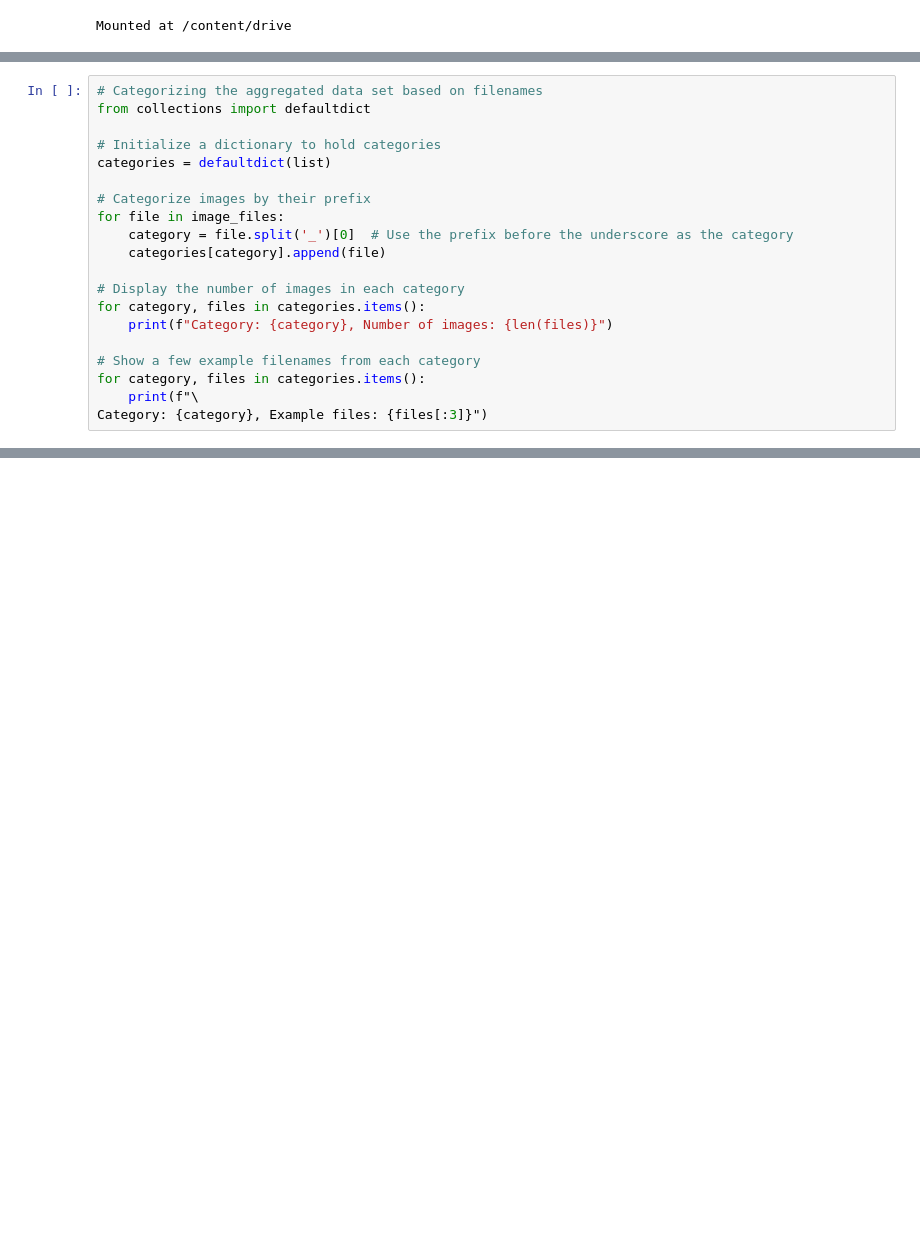
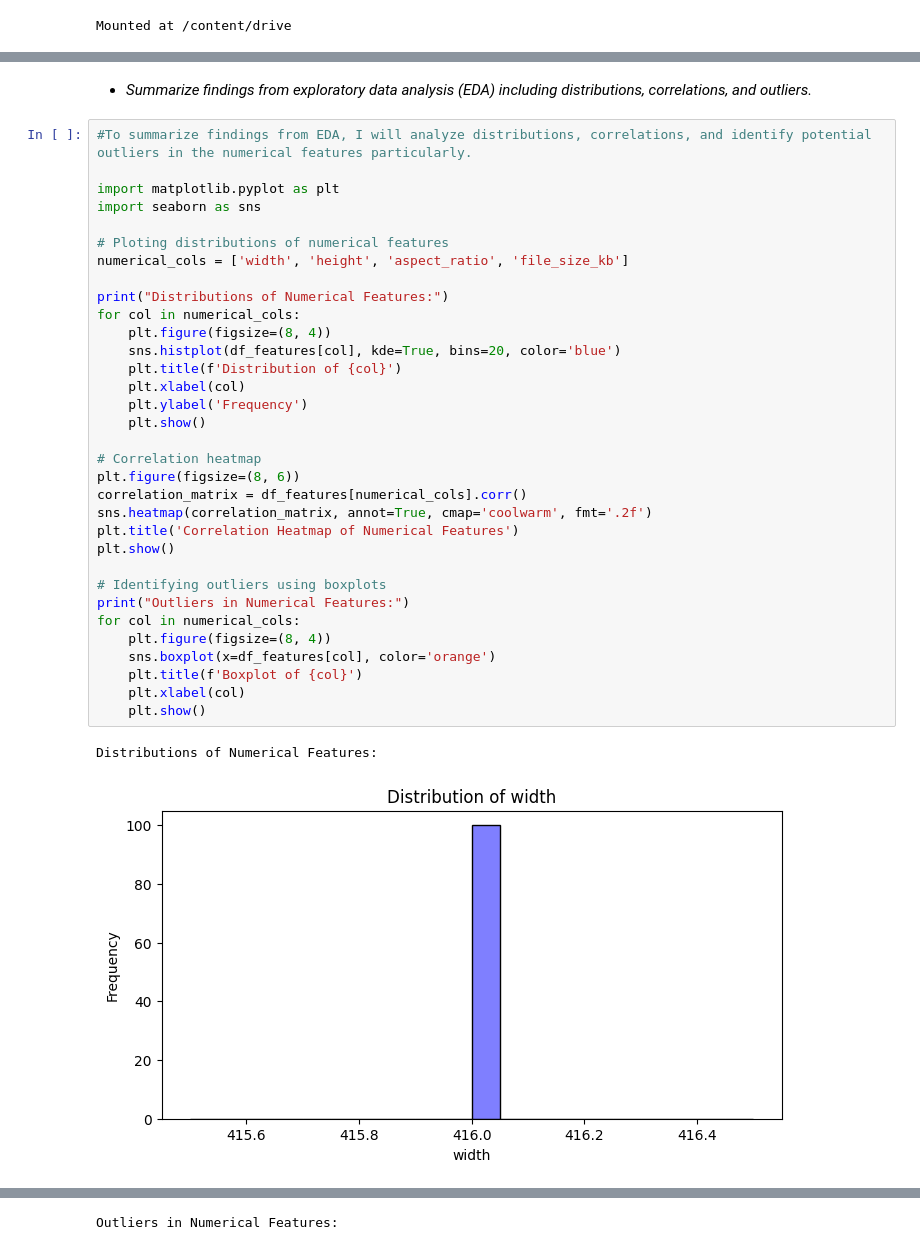
Before and after one commit to cynthianekesa/data-preprocessing-assignment, a Jupyter notebook: ml_pipeline_[Cynthia_Nekesa]_data_preprocessing.ipynb, the cells around one changed output, grey strips where cells are left out. Saved outputs shown, nothing was run; the diff lists cells and outputs as text; blank space fills up the shorter version.

```diff
--- a/ml_pipeline_[Cynthia_Nekesa]_data_preprocessing.ipynb
+++ b/ml_pipeline_[Cynthia_Nekesa]_data_preprocessing.ipynb
@@ -127,20 +32,0 @@ KeyboardInterrupt:
-# %%
-# Categorizing the aggregated data set based on filenames
-from collections import defaultdict
-
-# Initialize a dictionary to hold categories
-categories = defaultdict(list)
-
-# Categorize images by their prefix
-for file in image_files:
-    category = file.split('_')[0]  # Use the prefix before the underscore as the category
-    categories[category].append(file)
-
-# Display the number of images in each category
-for category, files in categories.items():
-    print(f"Category: {category}, Number of images: {len(files)}")
-
-# Show a few example filenames from each category
-for category, files in categories.items():
-    print(f"\
-Category: {category}, Example files: {files[:3]}")
@@ -201,0 +340,38 @@ Category: {category}, Example files: {files[:3]}")
+# %% [markdown]
+ - *Summarize findings from exploratory data analysis (EDA) including distributions, correlations, and outliers.*
+# %%
+#To summarize findings from EDA, I will analyze distributions, correlations, and identify potential outliers in the numerical features particularly.
+
+import matplotlib.pyplot as plt
+import seaborn as sns
+
+# Ploting distributions of numerical features
+numerical_cols = ['width', 'height', 'aspect_ratio', 'file_size_kb']
+
+print("Distributions of Numerical Features:")
+for col in numerical_cols:
+    plt.figure(figsize=(8, 4))
+    sns.histplot(df_features[col], kde=True, bins=20, color='blue')
+    plt.title(f'Distribution of {col}')
+    plt.xlabel(col)
+    plt.ylabel('Frequency')
+    plt.show()
+
+# Correlation heatmap
+plt.figure(figsize=(8, 6))
+correlation_matrix = df_features[numerical_cols].corr()
+sns.heatmap(correlation_matrix, annot=True, cmap='coolwarm', fmt='.2f')
+plt.title('Correlation Heatmap of Numerical Features')
+plt.show()
+
+# Identifying outliers using boxplots
+print("Outliers in Numerical Features:")
+for col in numerical_cols:
+    plt.figure(figsize=(8, 4))
+    sns.boxplot(x=df_features[col], color='orange')
+    plt.title(f'Boxplot of {col}')
+    plt.xlabel(col)
+    plt.show()
+# %% [output]
+Distributions of Numerical Features:
+[figure, added]
@@ -201,0 +382 @@ Category: {category}, Example files: {files[:3]}")
+Outliers in Numerical Features:
```
Also changed, not shown: parts of 65 cells of this notebook.
